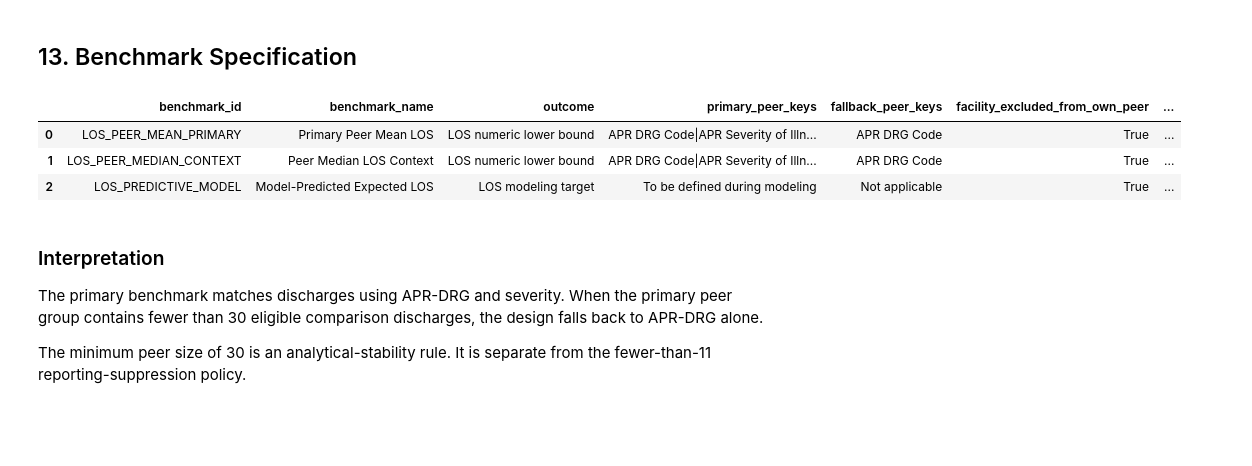
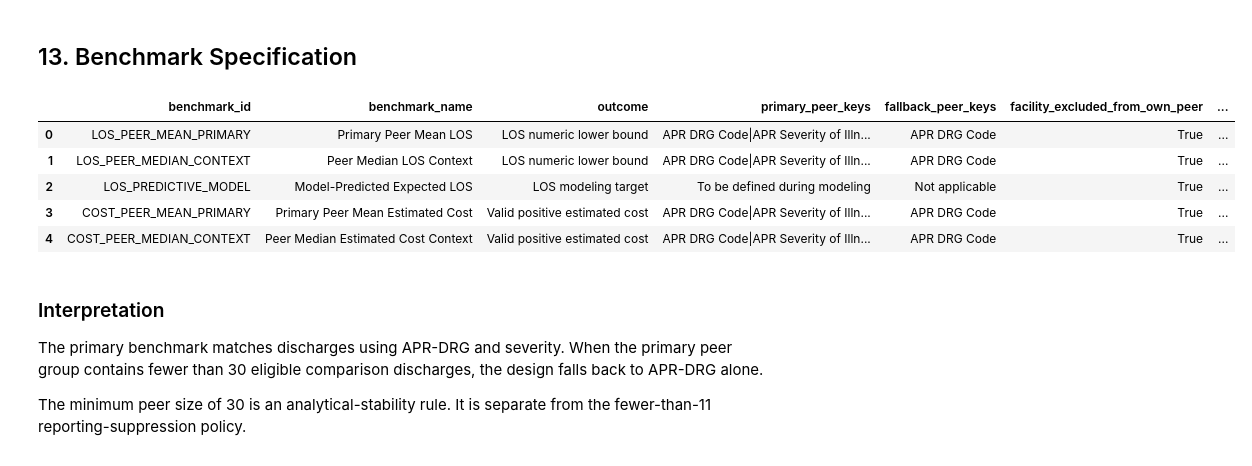
Before and after one commit to doyounghi/Healthcare-data-analysis, a Jupyter notebook: 04_hospital_operations_powerbi/notebooks/02_metric_catalog_and_benchmark_design.ipynb, the cells around one changed output. Saved outputs shown, nothing was run; the diff lists cells and outputs as text; code cells hidden in the pictures; blank space fills up the shorter version.

```diff
--- a/04_hospital_operations_powerbi/notebooks/02_metric_catalog_and_benchmark_design.ipynb
+++ b/04_hospital_operations_powerbi/notebooks/02_metric_catalog_and_benchmark_design.ipynb
@@ -1181,34 +1454,75 @@ benchmark_specification = pd.DataFrame(
             "not_intended_for": (
                 "Expected-total calculation or A/E denominator"
             ),
-            "status": "APPROVED_CONTEXT",
+            "status": "DEFERRED_CONTEXT_IMPLEMENTATION",
         },
         {
             "benchmark_id": "LOS_PREDICTIVE_MODEL",
             "benchmark_name": "Model-Predicted Expected LOS",
             "outcome": "LOS modeling target",
             "primary_peer_keys": "To be defined during modeling",
             "fallback_peer_keys": "Not applicable",
             "facility_excluded_from_own_peer": True,
             "minimum_peer_n": pd.NA,
             "peer_statistic": "Validated model prediction",
             "intended_use": (
                 "Later case-mix-adjusted predictive benchmarking"
             ),
             "not_intended_for": (
                 "Use before model validation and temporal evaluation"
             ),
             "status": "DEFERRED_TO_MODELING",
         },
+
+        {
+        "benchmark_id": "COST_PEER_MEAN_PRIMARY",
+        "benchmark_name": "Primary Peer Mean Estimated Cost",
+        "outcome": "Valid positive estimated cost",
+        "primary_peer_keys": (
+            "APR DRG Code|APR Severity of Illness Code"
+        ),
+        "fallback_peer_keys": "APR DRG Code",
+        "facility_excluded_from_own_peer": True,
+        "minimum_peer_n": 30,
+        "peer_statistic": "Arithmetic mean",
+        "intended_use": (
+            "Descriptive case-mix-contextualized estimated-cost benchmark"
+        ),
+        "not_intended_for": (
+            "Audited expense, reimbursement, profitability, or causal attribution"
+        ),
+        "status": "APPROVED_BASELINE",
+    },
+    {
+        "benchmark_id": "COST_PEER_MEDIAN_CONTEXT",
+        "benchmark_name": "Peer Median Estimated Cost Context",
+        "outcome": "Valid positive estimated cost",
+        "primary_peer_keys": (
+            "APR DRG Code|APR Severity of Illness Code"
+        ),
+        "fallback_peer_keys": "APR DRG Code",
+        "facility_excluded_from_own_peer": True,
+        "minimum_peer_n": 30,
+        "peer_statistic": "Median",
+        "intended_use": (
+            "Robust descriptive estimated-cost comparison"
+        ),
+        "not_intended_for": (
+            "Expected-total calculation or A/E denominator"
+        ),
+        "status": "DEFERRED_CONTEXT_IMPLEMENTATION",
+    }
     ]
 )
 
 benchmark_specification
 # %% [output]
 |  | benchmark_id | benchmark_name | outcome | primary_peer_keys | fallback_peer_keys | facility_excluded_from_own_peer | ... |
 | 0 | LOS_PEER_MEAN_PRIMARY | Primary Peer Mean LOS | LOS numeric lower bound | APR DRG Code|APR Severity of Illn... | APR DRG Code | True | ... |
 | 1 | LOS_PEER_MEDIAN_CONTEXT | Peer Median LOS Context | LOS numeric lower bound | APR DRG Code|APR Severity of Illn... | APR DRG Code | True | ... |
 | 2 | LOS_PREDICTIVE_MODEL | Model-Predicted Expected LOS | LOS modeling target | To be defined during modeling | Not applicable | True | ... |
+| 3 | COST_PEER_MEAN_PRIMARY | Primary Peer Mean Estimated Cost | Valid positive estimated cost | APR DRG Code|APR Severity of Illn... | APR DRG Code | True | ... |
+| 4 | COST_PEER_MEDIAN_CONTEXT | Peer Median Estimated Cost Context | Valid positive estimated cost | APR DRG Code|APR Severity of Illn... | APR DRG Code | True | ... |
 # %% [markdown]
 ### Interpretation
 
```
Also changed, not shown: parts of 10 cells of this notebook, 24 other files.
